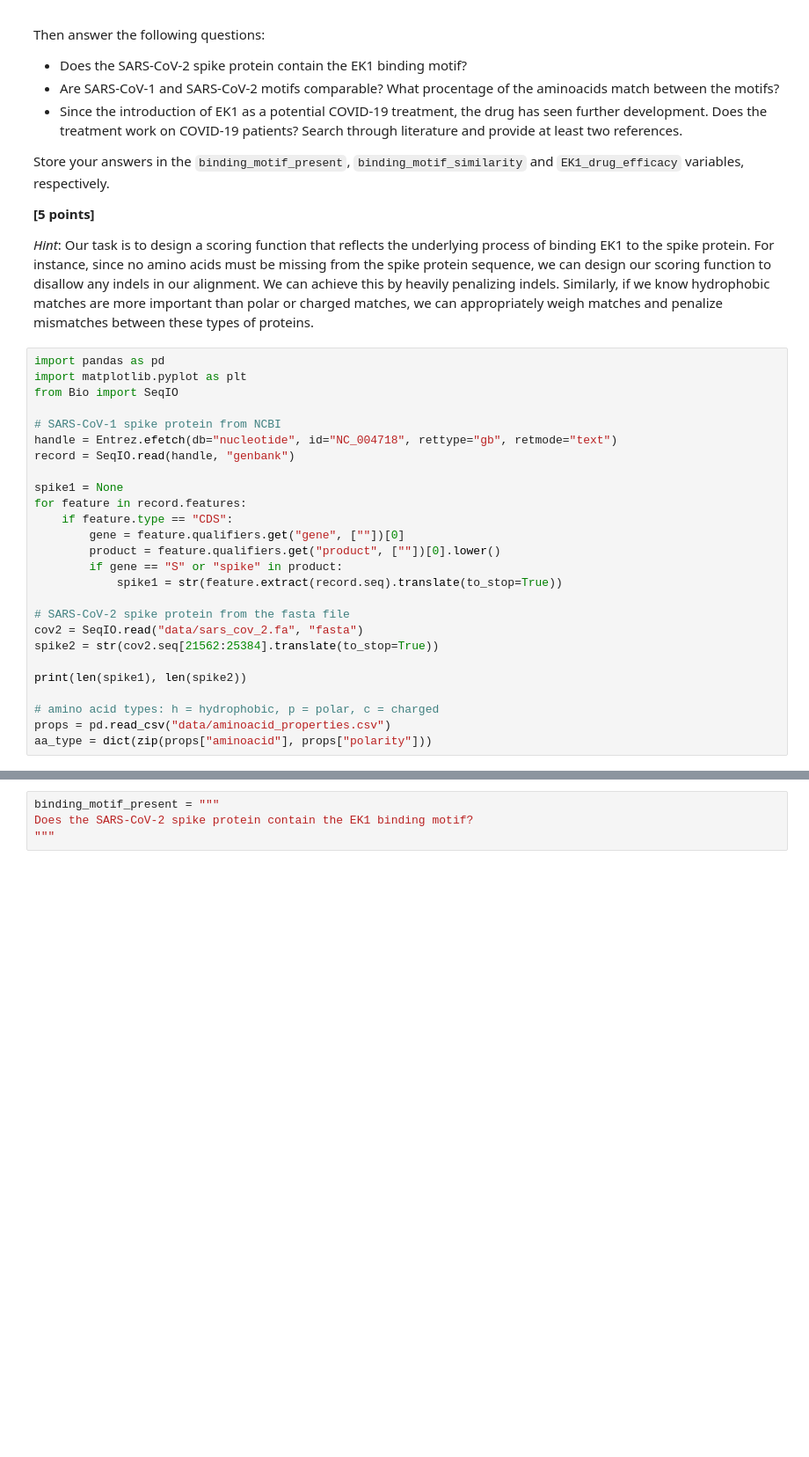
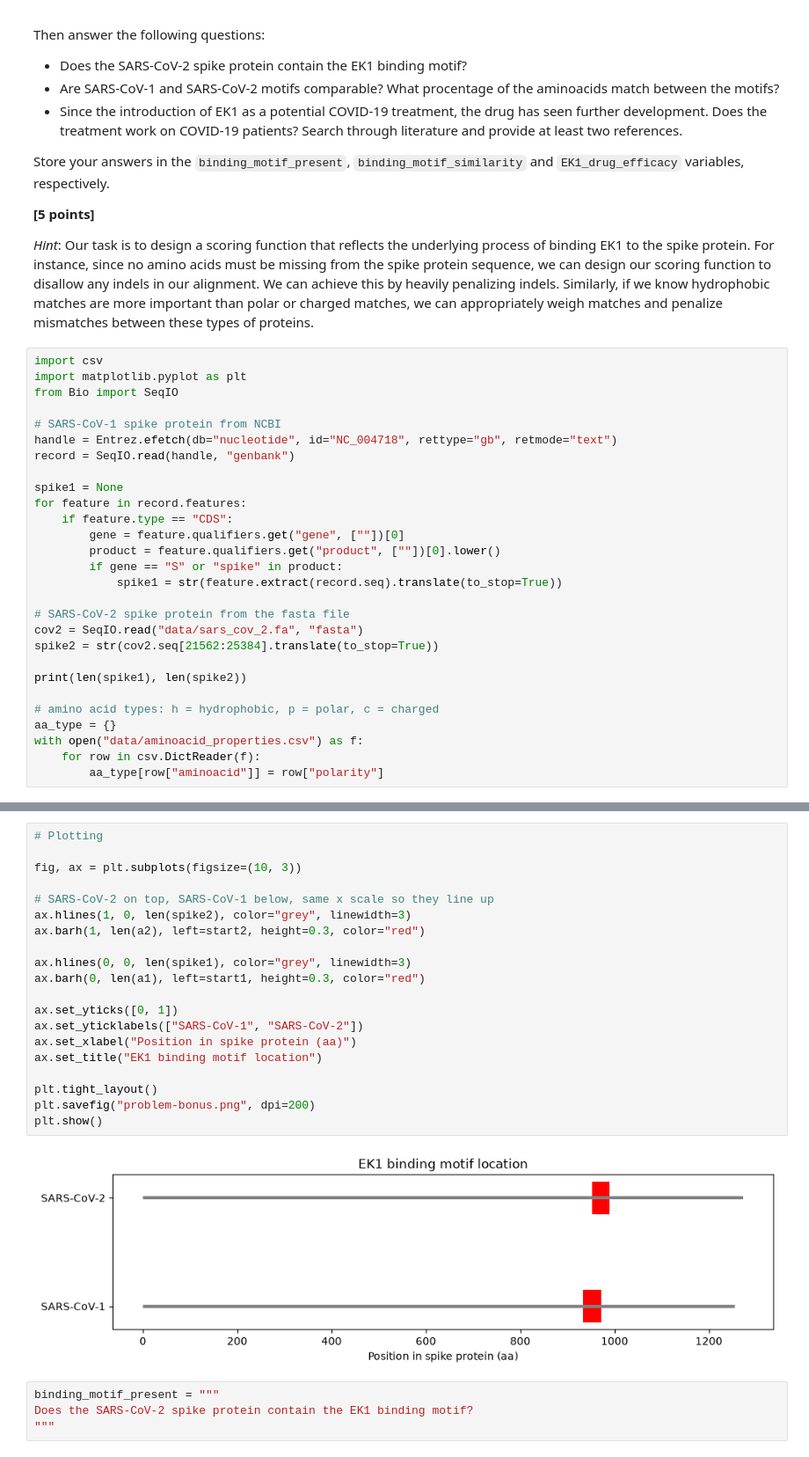
Before and after one commit to callis661/BINF3020-Assignment-Part-1, a Jupyter notebook: gene_func_workbook.ipynb, the cells around one changed output, grey strips where cells are left out. Shown at 88% size. Cells and saved outputs as stored; diff of their text form; blank space fills up the shorter version.

Commit message:
Add EK1 scoring function and local alignment of motif

```diff
--- a/gene_func_workbook.ipynb
+++ b/gene_func_workbook.ipynb
@@ -418,7 +418,7 @@ Store your answers in the `binding_motif_present`, `binding_motif_similarity` an
 
 *Hint*: Our task is to design a scoring function that reflects the underlying process of binding EK1 to the spike protein. For instance, since no amino acids must be missing from the spike protein sequence, we can design our scoring function to disallow any indels in our alignment. We can achieve this by heavily penalizing indels. Similarly, if we know hydrophobic matches are more important than polar or charged matches, we can appropriately weigh matches and penalize mismatches between these types of proteins.
 # %%
-import pandas as pd
+import csv
 import matplotlib.pyplot as plt
 from Bio import SeqIO
 
@@ -441,6 +441,8 @@ spike2 = str(cov2.seq[21562:25384].translate(to_stop=True))
 print(len(spike1), len(spike2))
 
 # amino acid types: h = hydrophobic, p = polar, c = charged
-props = pd.read_csv("data/aminoacid_properties.csv")
-aa_type = dict(zip(props["aminoacid"], props["polarity"]))
+aa_type = {}
+with open("data/aminoacid_properties.csv") as f:
+    for row in csv.DictReader(f):
+        aa_type[row["aminoacid"]] = row["polarity"]
 # %% [output]
@@ -448,3 +493,25 @@ NameError: name 'SeqIO' is not defined
+# %%
+# Plotting
+
+fig, ax = plt.subplots(figsize=(10, 3))
+
+# SARS-CoV-2 on top, SARS-CoV-1 below, same x scale so they line up
+ax.hlines(1, 0, len(spike2), color="grey", linewidth=3)
+ax.barh(1, len(a2), left=start2, height=0.3, color="red")
+
+ax.hlines(0, 0, len(spike1), color="grey", linewidth=3)
+ax.barh(0, len(a1), left=start1, height=0.3, color="red")
+
+ax.set_yticks([0, 1])
+ax.set_yticklabels(["SARS-CoV-1", "SARS-CoV-2"])
+ax.set_xlabel("Position in spike protein (aa)")
+ax.set_title("EK1 binding motif location")
+
+plt.tight_layout()
+plt.savefig("problem-bonus.png", dpi=200)
+plt.show()
+# %% [output]
+[figure, added]
 # %%
 binding_motif_present = """
 Does the SARS-CoV-2 spike protein contain the EK1 binding motif?
```
Also changed, not shown: parts of 2 cells of this notebook.
